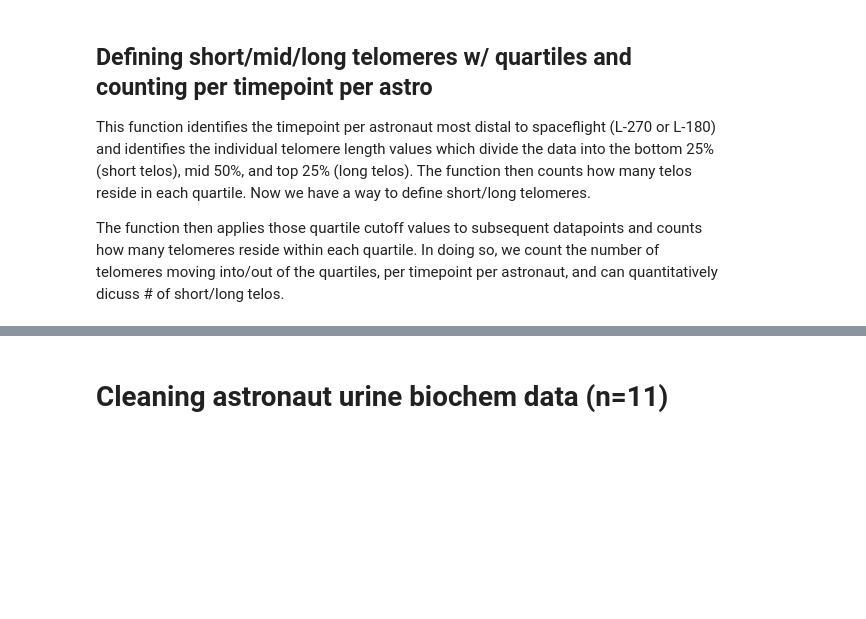
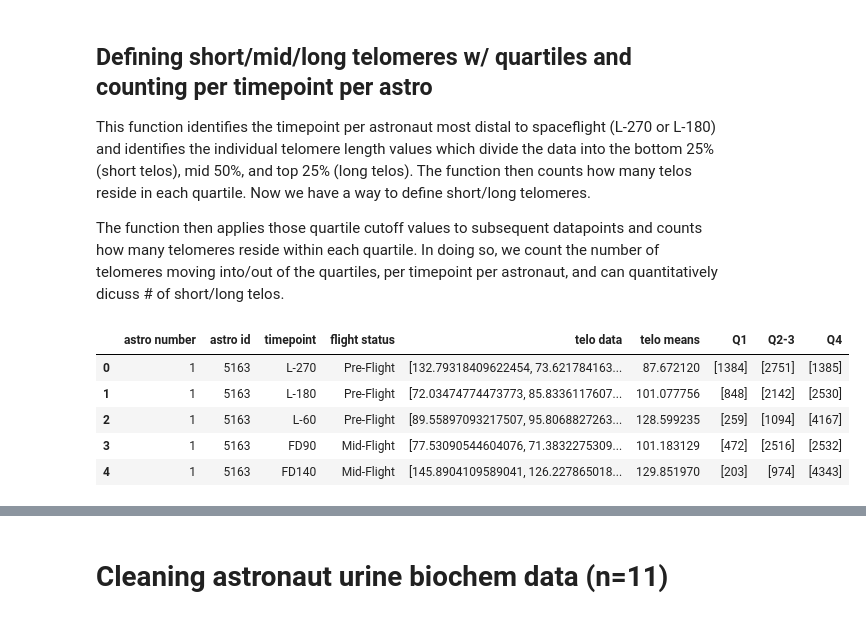
Before and after one commit to Jared-Luxton/NASA-astronauts-telomeres-chromosomes, a Jupyter notebook: NASA_telomeres/02a NASA Astros Telo Data Transformation.ipynb, the cells around one changed output, grey strips where cells are left out. Cells and saved outputs as stored; diff of their text form; code cells hidden in the pictures; blank space fills up the shorter version.

Commit message:
11 astros analysis

```diff
--- a/NASA_telomeres/02a NASA Astros Telo Data Transformation.ipynb
+++ b/NASA_telomeres/02a NASA Astros Telo Data Transformation.ipynb
@@ -167,6 +164,15 @@ exploded_cells_ctrl_df.to_csv('../data/compiled and processed data/exploded_cell
 This function identifies the timepoint per astronaut most distal to spaceflight (L-270 or L-180) and identifies the individual telomere length values which divide the data into the bottom 25% (short telos), mid 50%, and top 25% (long telos). The function then counts how many telos reside in each quartile. Now we have a way to define short/long telomeres.
 
 The function then applies those quartile cutoff values to subsequent datapoints and counts how many telomeres reside within each quartile. In doing so, we count the number of telomeres moving into/out of the quartiles, per timepoint per astronaut, and can quantitatively dicuss # of short/long telos.
+# %%
+astro_df.head()
+# %% [output]
+|  | astro number | astro id | timepoint | flight status | telo data | telo means | Q1 | Q2-3 | Q4 |
+| 0 | 1 | 5163 | L-270 | Pre-Flight | [132.79318409622454, 73.621784163... | 87.672120 | [1384] | [2751] | [1385] |
+| 1 | 1 | 5163 | L-180 | Pre-Flight | [72.03474774473773, 85.8336117607... | 101.077756 | [848] | [2142] | [2530] |
+| 2 | 1 | 5163 | L-60 | Pre-Flight | [89.55897093217507, 95.8068827263... | 128.599235 | [259] | [1094] | [4167] |
+| 3 | 1 | 5163 | FD90 | Mid-Flight | [77.53090544604076, 71.3832275309... | 101.183129 | [472] | [2516] | [2532] |
+| 4 | 1 | 5163 | FD140 | Mid-Flight | [145.8904109589041, 126.227865018... | 129.851970 | [203] | [974] | [4343] |
 # %%
 quartiles_astro_df = telo_ma.make_quartiles_columns(astro_df)
 # %%
```
Also changed, not shown: parts of 5 cells of this notebook.
